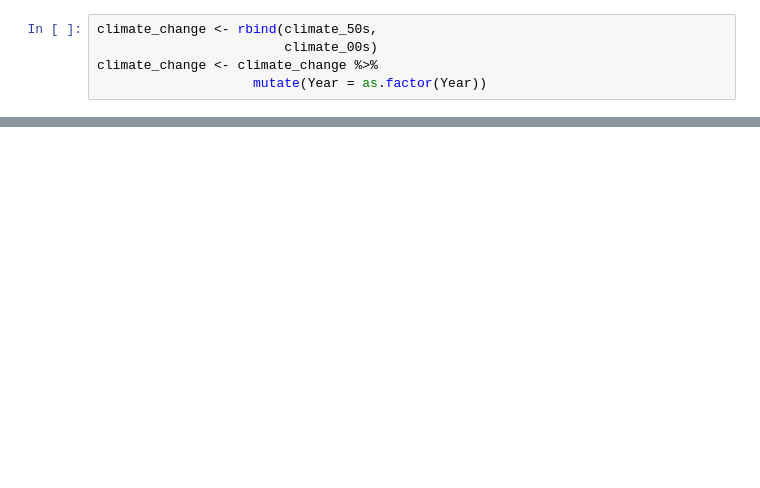
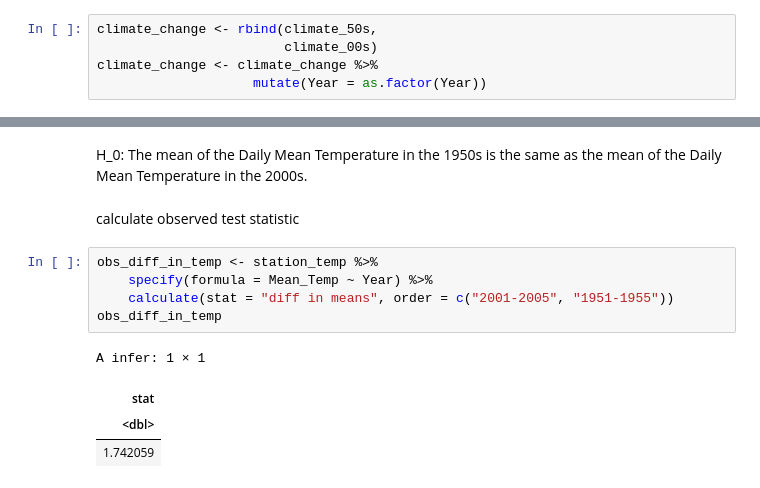
Before and after one commit to yxing6/STAT201-GroupProject-Climate, a Jupyter notebook: STAT201-Group17-ProjectProposal.ipynb, the cells around one changed output, grey strips where cells are left out. Cells and saved outputs as stored; diff of their text form; blank space fills up the shorter version.

```diff
--- a/STAT201-Group17-ProjectProposal.ipynb
+++ b/STAT201-Group17-ProjectProposal.ipynb
@@ -109,0 +129,14 @@ A tibble: 3652 × 9
+# %% [markdown]
+H_0: The mean of the Daily Mean Temperature in the 1950s is the same as the mean of the Daily Mean Temperature in the 2000s.
+# %% [markdown]
+calculate observed test statistic
+# %%
+obs_diff_in_temp <- station_temp %>%
+    specify(formula = Mean_Temp ~ Year) %>%
+    calculate(stat = "diff in means", order = c("2001-2005", "1951-1955"))
+obs_diff_in_temp
+# %% [output]
+A infer: 1 × 1
+| stat |
+| <dbl> |
+| 1.742059 |
```
Also changed, not shown: parts of 10 cells of this notebook.
